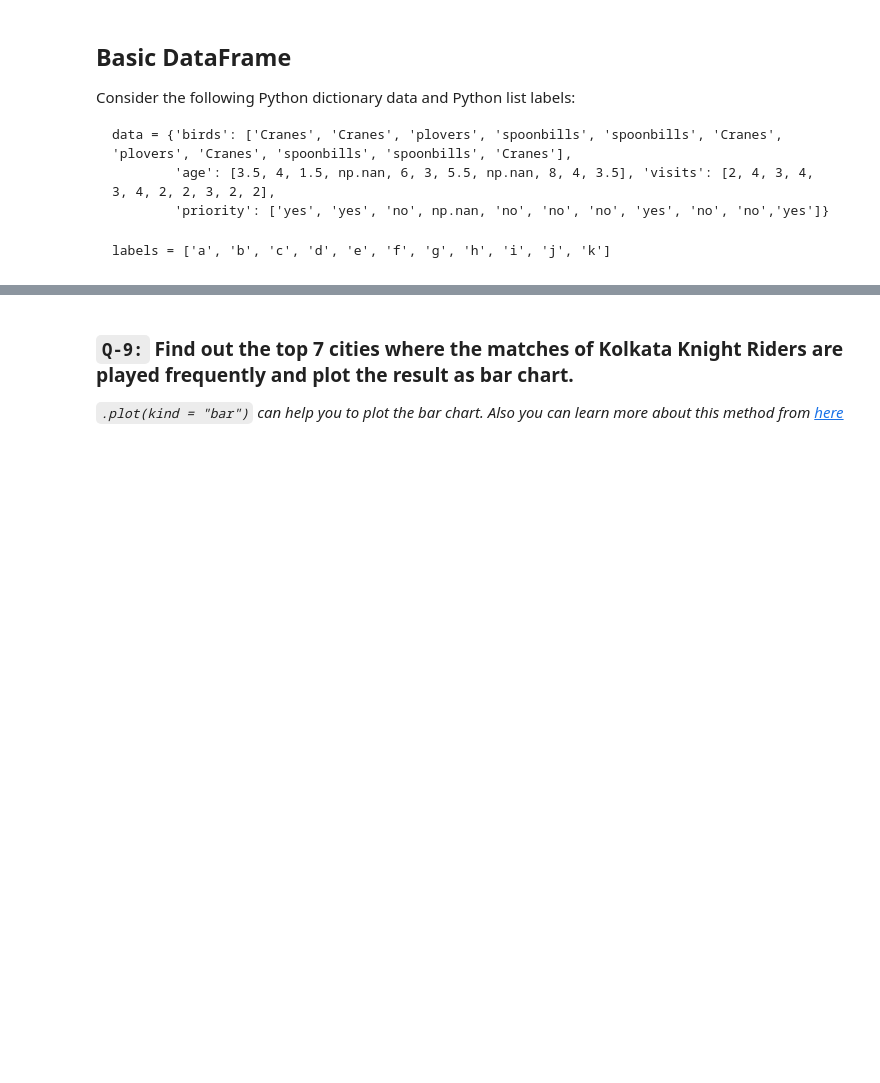
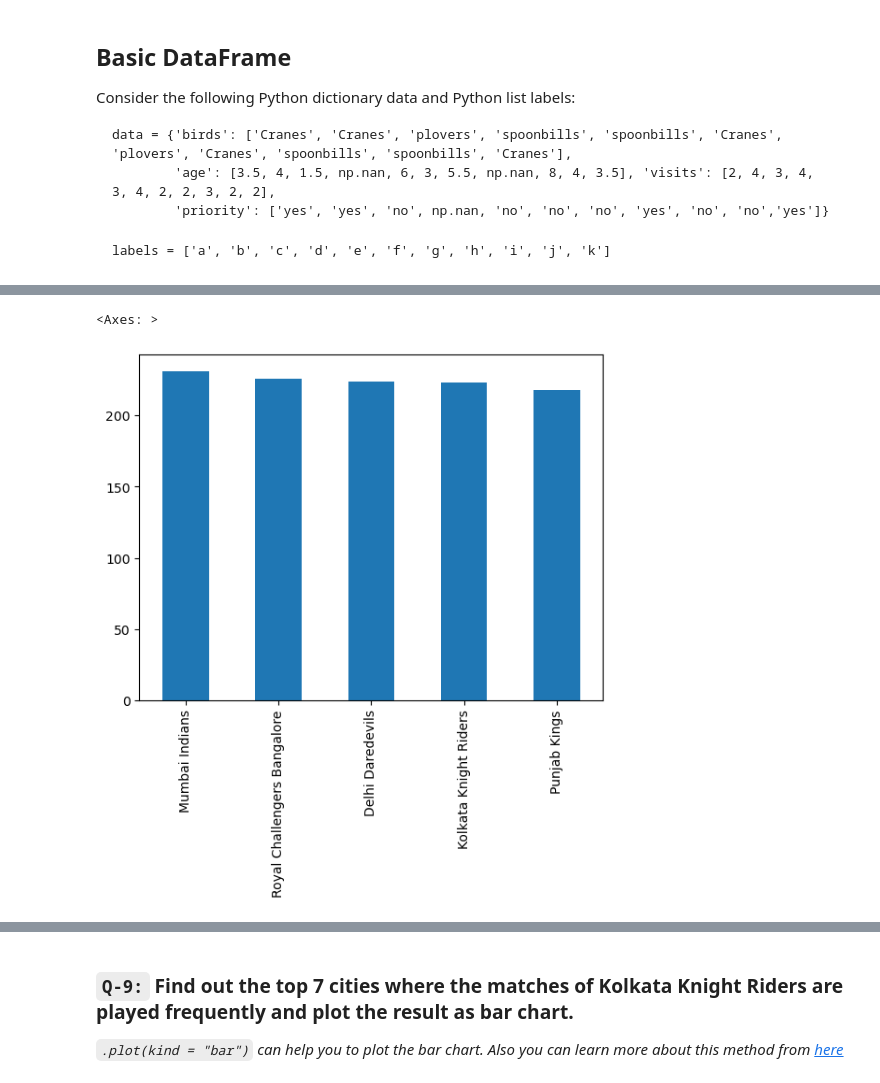
Before and after one commit to akashpagi/PANDAS-LIBRARY-FOR-DATA-SCIENCE, a Jupyter notebook: session_17_tasks.ipynb, the cells around one changed output, grey strips where cells are left out. Cells and saved outputs as stored; diff of their text form; code cells hidden in the pictures; blank space fills up the shorter version.

```diff
--- a/session_17_tasks.ipynb
+++ b/session_17_tasks.ipynb
@@ -88,0 +194,9 @@ team1_vs_team2('Kolkata Knight Riders','Chennai Super Kings')
+# %%
+data = pd.read_csv('DATASETS/S17/IPL_matches_2008_2022.csv')
+changed_data = {
+    'Delhi Capitals' : 'Delhi Daredevils',
+    'Kings XI Punjab':'Punjab Kings',
+    'Rising Pune Supergiants' : 'Pune Warriors',
+}
+
+data.replace(changed_data.keys(), changed_data.values(), inplace=True)
@@ -88,0 +206,6 @@ team1_vs_team2('Kolkata Knight Riders','Chennai Super Kings')
+# %%
+max_match = (data['Team1'].value_counts()+data['Team2'].value_counts()).sort_values(ascending=False).head()
+max_match.plot(kind='bar')
+# %% [output]
+<Axes: >
+[figure, added]
```
Also changed, not shown: parts of 45 cells of this notebook.
